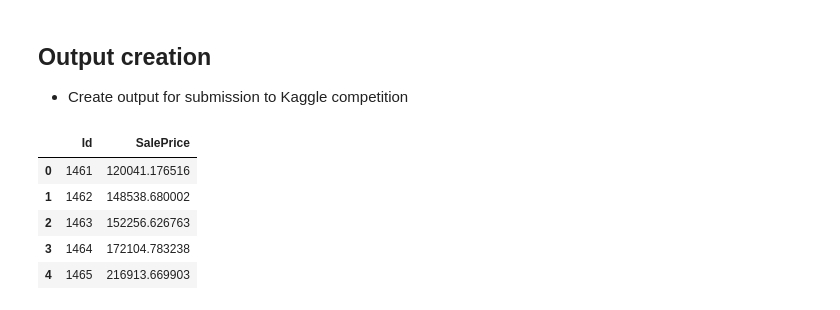
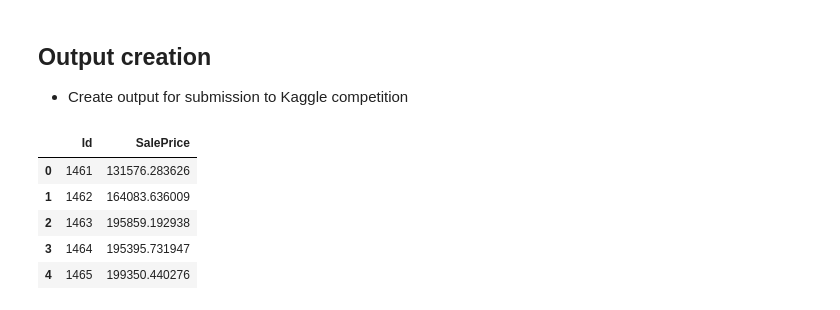
Before and after one commit to oryden/house-price-training-kaggle, a Jupyter notebook: jupyter_notebooks/Kaggle_House_Prices_v1.ipynb, the cells around one changed output. Drawn from its saved outputs; the diff is of its cells as text; code cells hidden in the pictures.

```diff
--- a/jupyter_notebooks/Kaggle_House_Prices_v1.ipynb
+++ b/jupyter_notebooks/Kaggle_House_Prices_v1.ipynb
@@ -612,0 +670,12 @@ memory usage: 567.8 KB
+# %%
+def rmsle(y, y0):
+    return np.sqrt(np.mean(np.square(np.log1p(y) - np.log1p(y0))))
+
+def scoring_func(estimator, X, y):
+
+    return_value = rmsle(estimator.predict(X), y)
+
+    return return_value
+
+# Calculate the cross_val_score
+np.mean(cross_val_score(act_best_model, X_train, y_train, cv=5, scoring=scoring_func))
@@ -612,0 +739,25 @@ memory usage: 567.8 KB
+# %%
+# Todo: create additional itteration with best selected model
+# Get the start time
+start_time = time.time()
+
+parameters =  {
+            "n_estimators": [750, 1000, 1500],
+            "max_depth": [2],
+            "min_samples_split": [2, 3],
+            "learning_rate": [0.1]
+        }
+
+selected_model_2 = ensemble.GradientBoostingRegressor(loss="ls")
+
+
+selected_GS_2 = GridSearchCV(selected_model_2, parameters, cv=5, scoring=scoring_func, n_jobs = N_JOBS)
+selected_GS_2.fit(X_train, y_train)
+print("Training score: {}".format(selected_GS_2.best_score_ *-1))
+
+# get the end time
+time_taken = time.time() - start_time
+print("Stop training " + act_model_name + ". Time taken {} s".format(time_taken))
+
+selected_best_model_2 = selected_GS_2.best_estimator_
+selected_best_model_2
@@ -616,24 +778,24 @@ memory usage: 567.8 KB
 # %%
 # Create output directory
 base_path = os.path.dirname(os.getcwd())
 file_path = os.path.join(base_path, "output_data")
 
 if not os.path.exists(file_path):
     os.makedirs(file_path)
 
-file_name = "test_submission_v0.csv"
+file_name = "submission_v1.csv"
 
-test_predictions = act_best_model.predict(test_data.drop(dependent_variable, axis=1))
+test_predictions = selected_GS_2.predict(test_data.drop(dependent_variable, axis=1))
 
 test_predictions_df = pd.DataFrame({"Id":id_test, "SalePrice":test_predictions})
 
 test_predictions_df.to_csv(os.path.join(file_path,file_name), sep = ",", index=False)
 
 test_predictions_df.head()
 # %% [output]
 |  | Id | SalePrice |
-| 0 | 1461 | 120041.176516 |
-| 1 | 1462 | 148538.680002 |
-| 2 | 1463 | 152256.626763 |
-| 3 | 1464 | 172104.783238 |
-| 4 | 1465 | 216913.669903 |
+| 0 | 1461 | 131576.283626 |
+| 1 | 1462 | 164083.636009 |
+| 2 | 1463 | 195859.192938 |
+| 3 | 1464 | 195395.731947 |
+| 4 | 1465 | 199350.440276 |
```
Also changed, not shown: parts of 20 cells of this notebook.
